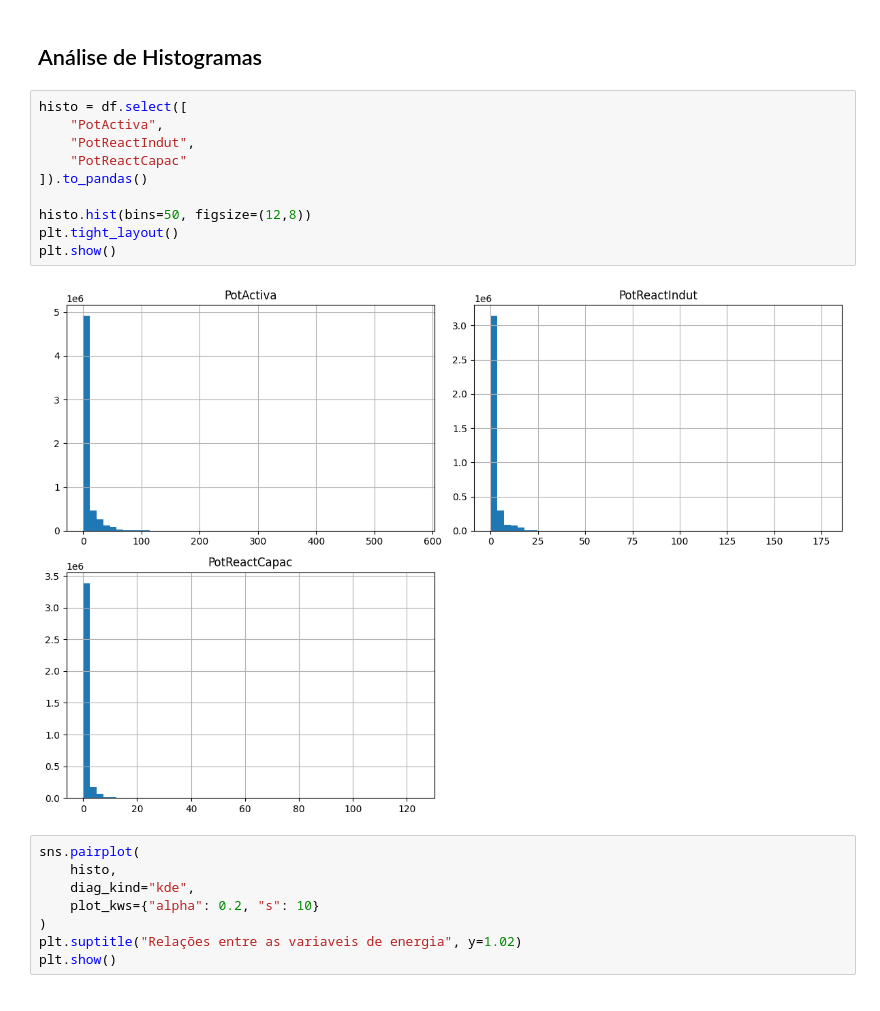
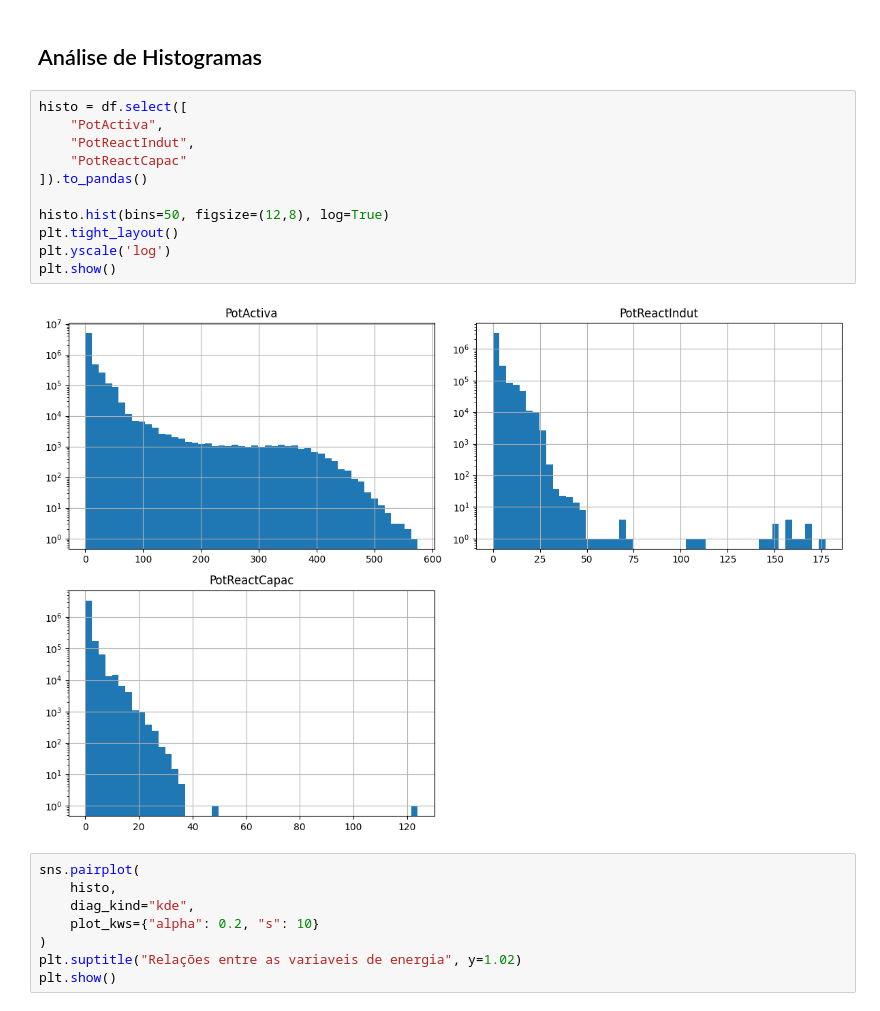
Before and after one commit to jpnoa1/IAA, a Jupyter notebook: Projeto IAA/Projeto.ipynb, the cells around one changed output. Cells and saved outputs as stored; diff of their text form.

```diff
--- a/Projeto IAA/Projeto.ipynb
+++ b/Projeto IAA/Projeto.ipynb
@@ -160,15 +157,16 @@ As correlações entre variáveis energéticas são fracas, sugerindo que estas
 # %%
 histo = df.select([
     "PotActiva",
     "PotReactIndut",
     "PotReactCapac"
 ]).to_pandas()
 
-histo.hist(bins=50, figsize=(12,8))
+histo.hist(bins=50, figsize=(12,8), log=True)
 plt.tight_layout()
+plt.yscale('log')
 plt.show()
 # %% [output]
-[figure, old version]
+[figure, new version]
 # %%
 sns.pairplot(
     histo,
```
Also changed, not shown: parts of 4 cells of this notebook.
